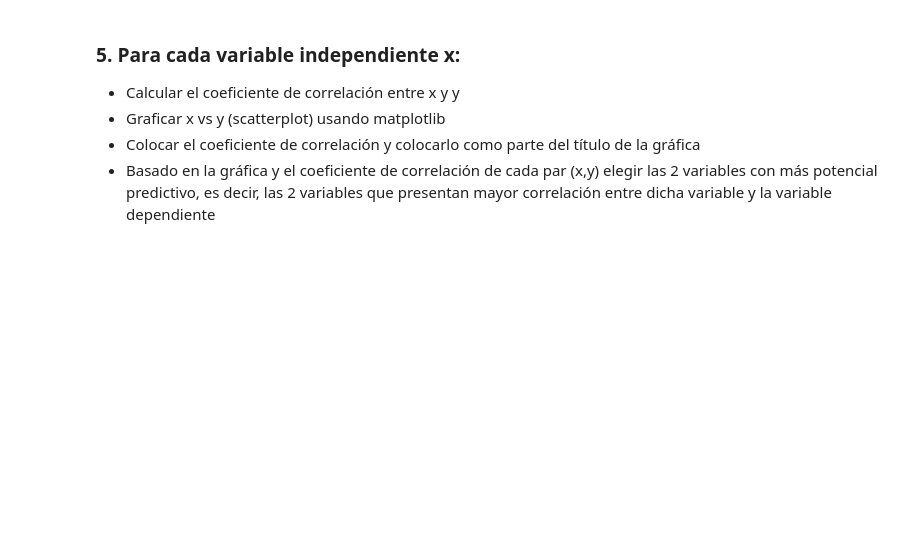
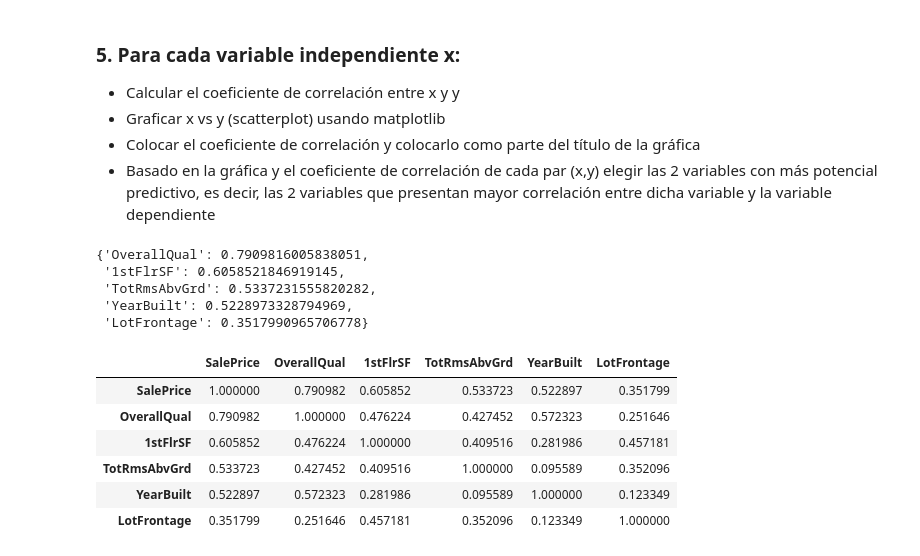
Before and after one commit to jerson8a/project1_linearRegresion, a Jupyter notebook: Solution Project #1 - Jerson Ochoa.ipynb, the cells around one changed output. Drawn from its saved outputs; the diff is of its cells as text; code cells hidden in the pictures; blank space fills up the shorter version.

Commit message:
[ADD] 2da forma de calcular coeficiente de correlacion aplicado directamente al dataframe

```diff
--- a/Solution Project #1 - Jerson Ochoa.ipynb
+++ b/Solution Project #1 - Jerson Ochoa.ipynb
@@ -181,3 +181,22 @@ for i in dfData.columns:
         if (i != j):
             auxDict[j] = dfData[i].corr(dfData[j], method='pearson')
     dictCorrelacion[i] = auxDict
+dictCorrelacion['SalePrice']
+# %% [output]
+{'OverallQual': 0.7909816005838051,
+ '1stFlrSF': 0.6058521846919145,
+ 'TotRmsAbvGrd': 0.5337231555820282,
+ 'YearBuilt': 0.5228973328794969,
+ 'LotFrontage': 0.3517990965706778}
+# %%
+# 2da manera de calcular coeficiente de correlación, obtenemos mismos datos que en la primer forma
+dfDataCorr = dfData.corr(method='pearson')
+dfDataCorr
+# %% [output]
+|  | SalePrice | OverallQual | 1stFlrSF | TotRmsAbvGrd | YearBuilt | LotFrontage |
+| SalePrice | 1.000000 | 0.790982 | 0.605852 | 0.533723 | 0.522897 | 0.351799 |
+| OverallQual | 0.790982 | 1.000000 | 0.476224 | 0.427452 | 0.572323 | 0.251646 |
+| 1stFlrSF | 0.605852 | 0.476224 | 1.000000 | 0.409516 | 0.281986 | 0.457181 |
+| TotRmsAbvGrd | 0.533723 | 0.427452 | 0.409516 | 1.000000 | 0.095589 | 0.352096 |
+| YearBuilt | 0.522897 | 0.572323 | 0.281986 | 0.095589 | 1.000000 | 0.123349 |
+| LotFrontage | 0.351799 | 0.251646 | 0.457181 | 0.352096 | 0.123349 | 1.000000 |
```
